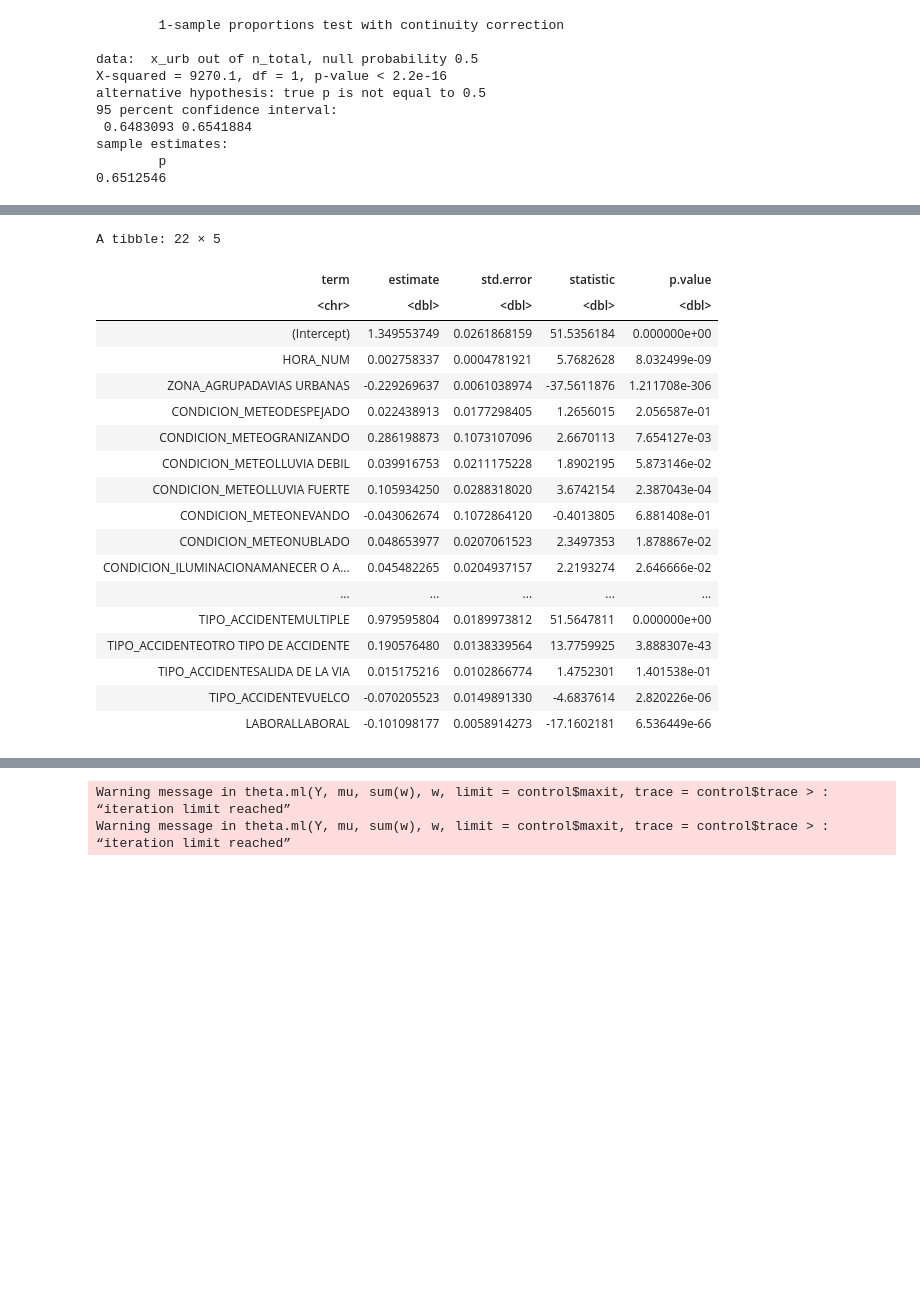
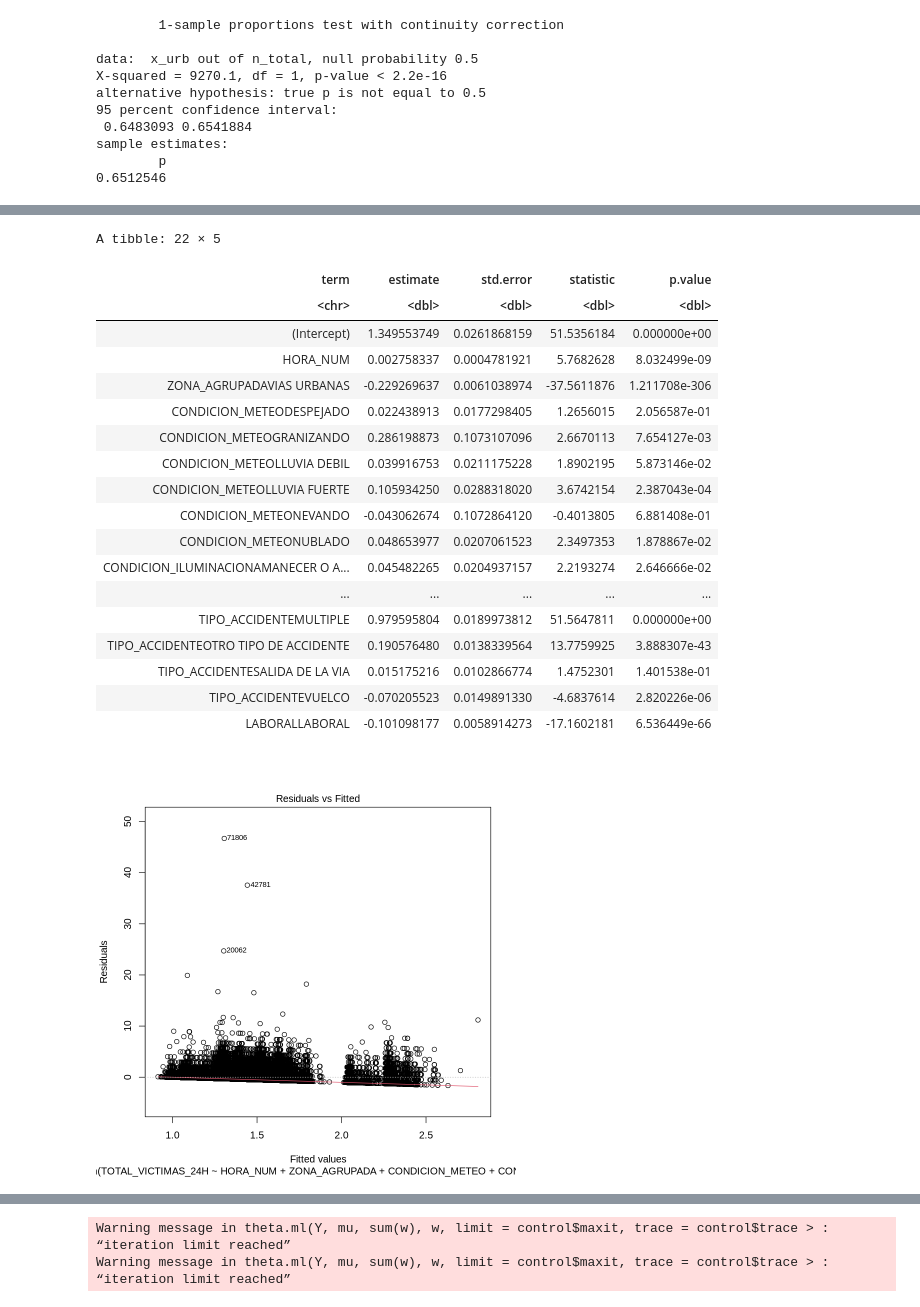
Before and after one commit to sergio-gomezg/TFM-UNIR, a Jupyter notebook: TFM_R.ipynb, the cells around one changed output, grey strips where cells are left out. Cells and saved outputs as stored; diff of their text form; code cells hidden in the pictures; blank space fills up the shorter version.

```diff
--- a/TFM_R.ipynb
+++ b/TFM_R.ipynb
@@ -394,6 +398,7 @@ mod_lm <- lm(TOTAL_VICTIMAS_24H ~ HORA_NUM +
 
 summary(mod_lm)  # coeficientes, p-valores, R², etc.
 tidy(mod_lm)
+plot(mod_lm)
 # %% [output]
 Call:
 lm(formula = TOTAL_VICTIMAS_24H ~ HORA_NUM + ZONA_AGRUPADA +
@@ -404,30 +409,31 @@ Residuals:
    Min     1Q Median     3Q    Max
 -1.630 -0.364 -0.281 -0.001 46.694
 
 Coefficients:
                                                                               Estimate
 (Intercept)                                                                  1.3495537
 ... (115 lines left out)
 
 Residual standard error: 0.7986 on 101284 degrees of freedom
 Multiple R-squared:  0.06935,   Adjusted R-squared:  0.06916
 F-statistic: 359.4 on 21 and 101284 DF,  p-value: < 2.2e-16
 A tibble: 22 × 5
 | term | estimate | std.error | statistic | p.value |
 | <chr> | <dbl> | <dbl> | <dbl> | <dbl> |
 | (Intercept) | 1.349553749 | 0.0261868159 | 51.5356184 | 0.000000e+00 |
 | HORA_NUM | 0.002758337 | 0.0004781921 | 5.7682628 | 8.032499e-09 |
 | ZONA_AGRUPADAVIAS URBANAS | -0.229269637 | 0.0061038974 | -37.5611876 | 1.211708e-306 |
 | CONDICION_METEODESPEJADO | 0.022438913 | 0.0177298405 | 1.2656015 | 2.056587e-01 |
 | CONDICION_METEOGRANIZANDO | 0.286198873 | 0.1073107096 | 2.6670113 | 7.654127e-03 |
 | CONDICION_METEOLLUVIA DEBIL | 0.039916753 | 0.0211175228 | 1.8902195 | 5.873146e-02 |
 | CONDICION_METEOLLUVIA FUERTE | 0.105934250 | 0.0288318020 | 3.6742154 | 2.387043e-04 |
 | CONDICION_METEONEVANDO | -0.043062674 | 0.1072864120 | -0.4013805 | 6.881408e-01 |
 | CONDICION_METEONUBLADO | 0.048653977 | 0.0207061523 | 2.3497353 | 1.878867e-02 |
 | CONDICION_ILUMINACIONAMANECER O A... | 0.045482265 | 0.0204937157 | 2.2193274 | 2.646666e-02 |
 | ... | ... | ... | ... | ... |
 | TIPO_ACCIDENTEMULTIPLE | 0.979595804 | 0.0189973812 | 51.5647811 | 0.000000e+00 |
 | TIPO_ACCIDENTEOTRO TIPO DE ACCIDENTE | 0.190576480 | 0.0138339564 | 13.7759925 | 3.888307e-43 |
 | TIPO_ACCIDENTESALIDA DE LA VIA | 0.015175216 | 0.0102866774 | 1.4752301 | 1.401538e-01 |
 | TIPO_ACCIDENTEVUELCO | -0.070205523 | 0.0149891330 | -4.6837614 | 2.820226e-06 |
 | LABORALLABORAL | -0.101098177 | 0.0058914273 | -17.1602181 | 6.536449e-66 |
+[figure, added]
```
Also changed, not shown: parts of 4 cells of this notebook, 1 other file.
